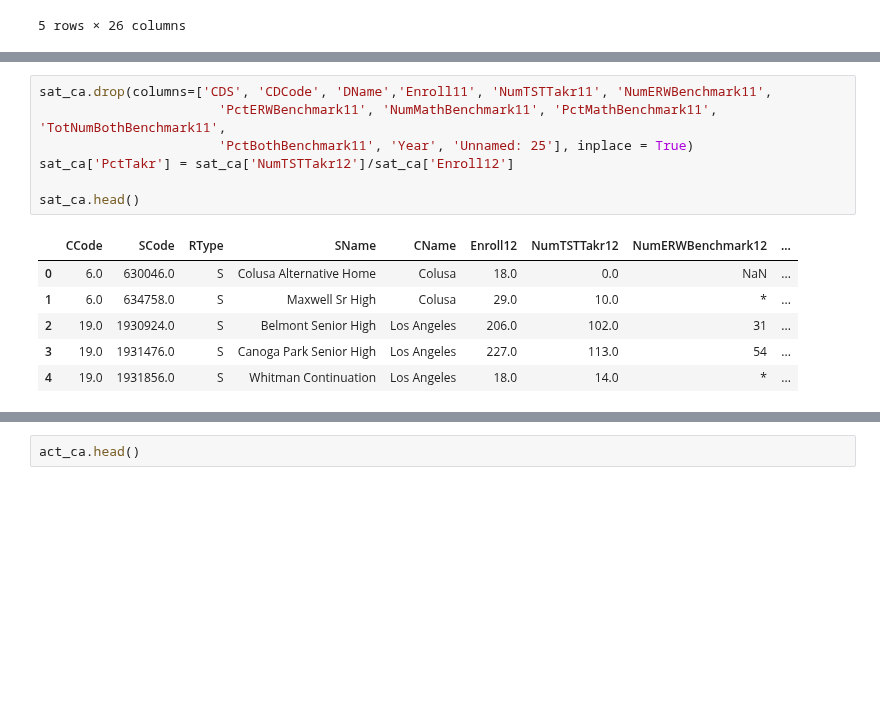
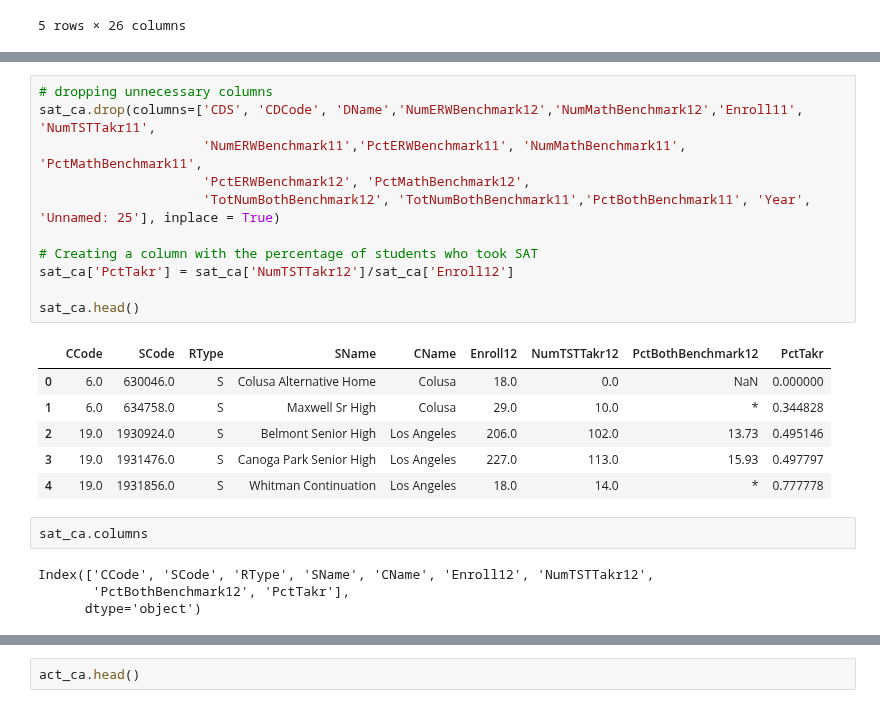
Before and after one commit to gabrielafichtner/schools-ca-analysis, a Jupyter notebook: code/starter-code.ipynb, the cells around one changed output, grey strips where cells are left out. Saved outputs shown, nothing was run; the diff lists cells and outputs as text; blank space fills up the shorter version.

```diff
--- a/code/starter-code.ipynb
+++ b/code/starter-code.ipynb
@@ -210,17 +186,27 @@ Data columns (total 26 columns):
 dtypes: float64(9), object(17)
 memory usage: 524.2+ KB
 # %%
-sat_ca.drop(columns=['CDS', 'CDCode', 'DName','Enroll11', 'NumTSTTakr11', 'NumERWBenchmark11',
-                       'PctERWBenchmark11', 'NumMathBenchmark11', 'PctMathBenchmark11', 'TotNumBothBenchmark11',
-                       'PctBothBenchmark11', 'Year', 'Unnamed: 25'], inplace = True)
+# dropping unnecessary columns
+sat_ca.drop(columns=['CDS', 'CDCode', 'DName','NumERWBenchmark12','NumMathBenchmark12','Enroll11', 'NumTSTTakr11',
+                     'NumERWBenchmark11','PctERWBenchmark11', 'NumMathBenchmark11', 'PctMathBenchmark11',
+                     'PctERWBenchmark12', 'PctMathBenchmark12',
+                     'TotNumBothBenchmark12', 'TotNumBothBenchmark11','PctBothBenchmark11', 'Year', 'Unnamed: 25'], inplace = True)
+
+# Creating a column with the percentage of students who took SAT
 sat_ca['PctTakr'] = sat_ca['NumTSTTakr12']/sat_ca['Enroll12']
 
 sat_ca.head()
 # %% [output]
-|  | CCode | SCode | RType | SName | CName | Enroll12 | NumTSTTakr12 | NumERWBenchmark12 | ... |
-| 0 | 6.0 | 630046.0 | S | Colusa Alternative Home | Colusa | 18.0 | 0.0 | NaN | ... |
-| 1 | 6.0 | 634758.0 | S | Maxwell Sr High | Colusa | 29.0 | 10.0 | * | ... |
-| 2 | 19.0 | 1930924.0 | S | Belmont Senior High | Los Angeles | 206.0 | 102.0 | 31 | ... |
-| 3 | 19.0 | 1931476.0 | S | Canoga Park Senior High | Los Angeles | 227.0 | 113.0 | 54 | ... |
-| 4 | 19.0 | 1931856.0 | S | Whitman Continuation | Los Angeles | 18.0 | 14.0 | * | ... |
+|  | CCode | SCode | RType | SName | CName | Enroll12 | NumTSTTakr12 | PctBothBenchmark12 | PctTakr |
+| 0 | 6.0 | 630046.0 | S | Colusa Alternative Home | Colusa | 18.0 | 0.0 | NaN | 0.000000 |
+| 1 | 6.0 | 634758.0 | S | Maxwell Sr High | Colusa | 29.0 | 10.0 | * | 0.344828 |
+| 2 | 19.0 | 1930924.0 | S | Belmont Senior High | Los Angeles | 206.0 | 102.0 | 13.73 | 0.495146 |
+| 3 | 19.0 | 1931476.0 | S | Canoga Park Senior High | Los Angeles | 227.0 | 113.0 | 15.93 | 0.497797 |
+| 4 | 19.0 | 1931856.0 | S | Whitman Continuation | Los Angeles | 18.0 | 14.0 | * | 0.777778 |
+# %%
+sat_ca.columns
+# %% [output]
+Index(['CCode', 'SCode', 'RType', 'SName', 'CName', 'Enroll12', 'NumTSTTakr12',
+       'PctBothBenchmark12', 'PctTakr'],
+      dtype='object')
 # %%
```
Also changed, not shown: parts of 185 cells of this notebook, 1 other file.
